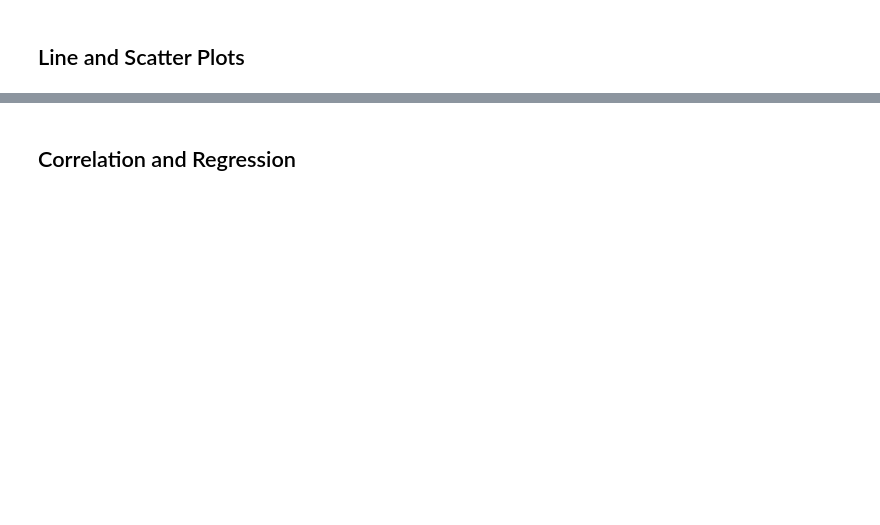
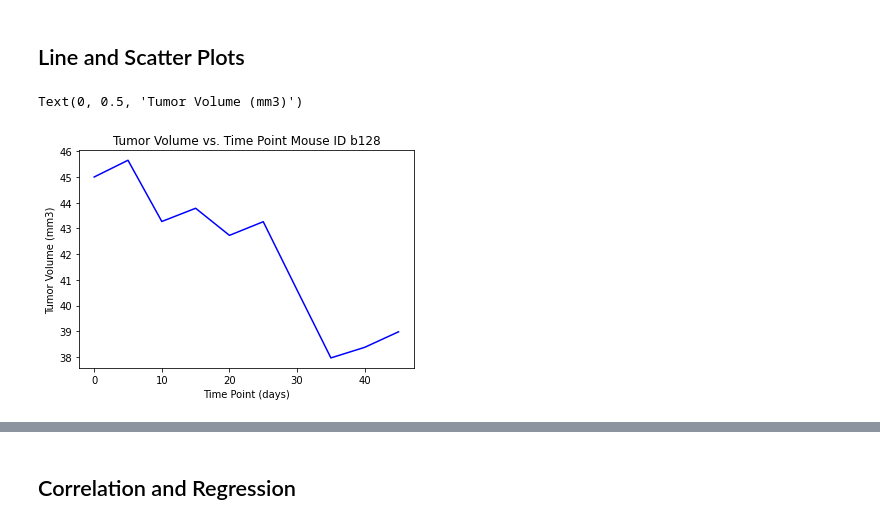
Before and after one commit to cgardner1388/matplotlib-challenge, a Jupyter notebook: matplotlib-challenge.ipynb, the cells around one changed output, grey strips where cells are left out. Cells and saved outputs as stored; diff of their text form; code cells hidden in the pictures; blank space fills up the shorter version.

```diff
--- a/matplotlib-challenge.ipynb
+++ b/matplotlib-challenge.ipynb
@@ -296,0 +308,18 @@ plt.xticks(rotation=90)
+# %%
+# Generate a line plot of tumor volume vs. time point for a mouse treated with Capomulin
+#locate the mouse by regimen, created new df
+regimen_capomulin_df = new_mouse_study_df.loc[new_mouse_study_df["Drug Regimen"] == "Capomulin", :]
+mouse = regimen_capomulin_df.loc[capomulin_df['Mouse ID']== 'b128']
+
+#create x and y axis
+tumorvol = mouse["Tumor Volume (mm3)"]
+timepoint = mouse["Timepoint"]
+line_plot = plt.plot(timepoint, tumorvol, color='blue')
+
+#Labels for Graph
+plt.title("Tumor Volume vs. Time Point Mouse ID b128")
+plt.xlabel("Time Point (days)")
+plt.ylabel("Tumor Volume (mm3)")
+# %% [output]
+Text(0, 0.5, 'Tumor Volume (mm3)')
+[figure, added]
```
Also changed, not shown: parts of 10 cells of this notebook.
